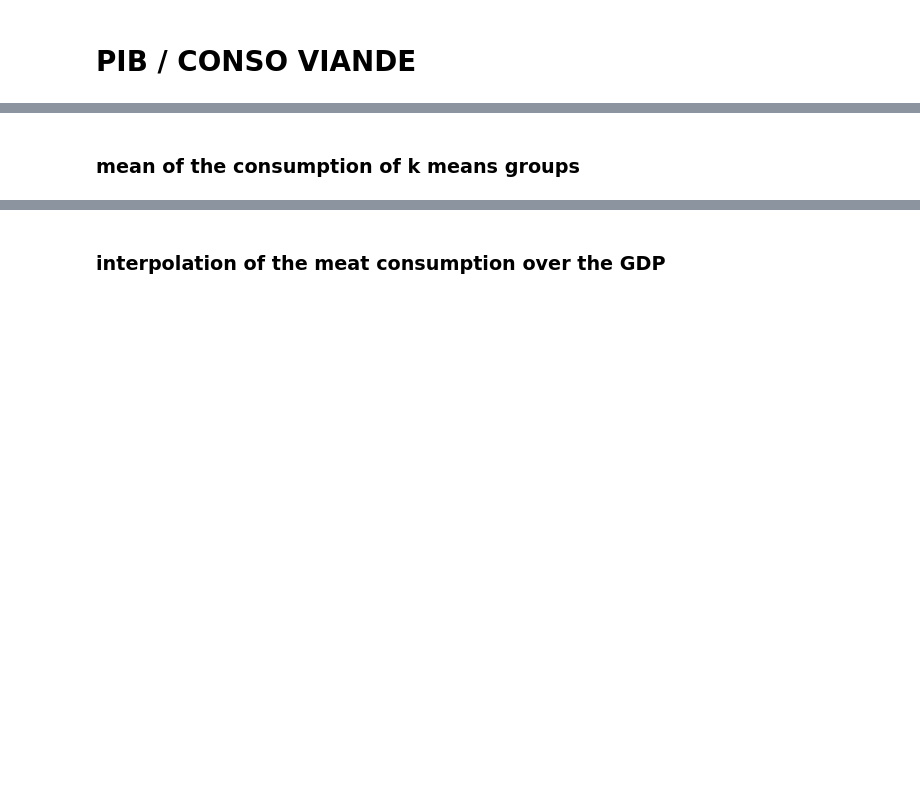
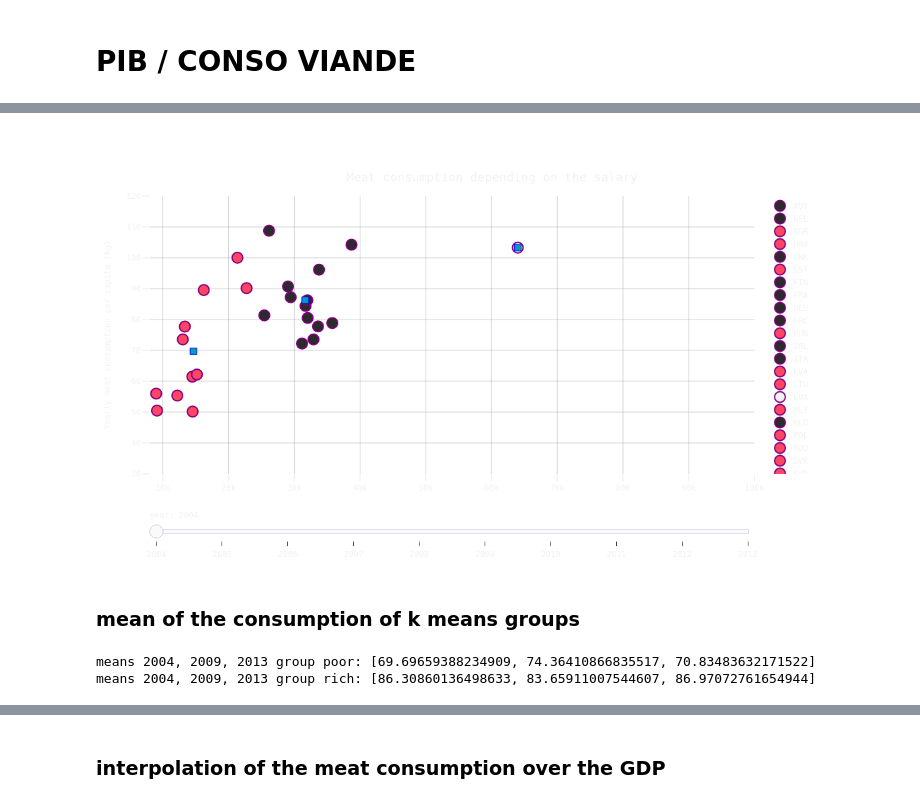
Before and after one commit to ElCabrino/ADA-Project-1, a Jupyter notebook: part2.ipynb, the cells around one changed output, grey strips where cells are left out. Drawn from its saved outputs; the diff is of its cells as text; code cells hidden in the pictures; blank space fills up the shorter version.

```diff
--- a/part2.ipynb
+++ b/part2.ipynb
@@ -254,34 +291,37 @@ def plot_kmeans_slider():
             step["args"][1][i+j] = True  # Toggle i'th trace to "visible"
         steps.append(step)
 
 
 
 
 
     sliders = [dict(
         active=10,
         currentvalue={"prefix": "year: "},
         pad={"t": 50},
         steps=steps,
         name = "date"
     )]
 
     fig.update_layout(
         #visible=[False for i in range(270)],
         autosize=True,
         sliders=sliders,
         title={
             'text': "Meat consumption depending on the salary",
             'y':0.9,
             'x':0.5,
             'xanchor': 'center',
             'yanchor': 'top'},
-        yaxis_title="Yearly meat consumption per capita",
+        yaxis_title="Yearly meat consumption per capita (kg)",
 
     )
 
     fig = change_config(fig)
-    return fig
+    return fig, k_means_groups
 
-plot_kmeans_slider().show()
+fig_kmeans, k_means_groups = plot_kmeans_slider()
+fig_kmeans.show()
+# %% [output]
+[figure, added]
 # %%
@@ -312,6 +352,9 @@ for y in [0, 5, -1]:
 
 print("means 2004, 2009, 2013 group poor:", means_g1)
 print("means 2004, 2009, 2013 group rich:", means_g2)
+# %% [output]
+means 2004, 2009, 2013 group poor: [69.69659388234909, 74.36410866835517, 70.83483632171522]
+means 2004, 2009, 2013 group rich: [86.30860136498633, 83.65911007544607, 86.97072761654944]
 # %%
 
 fkmg = make_subplots(rows=1, cols=1,
```
Also changed, not shown: parts of 15 cells of this notebook.
